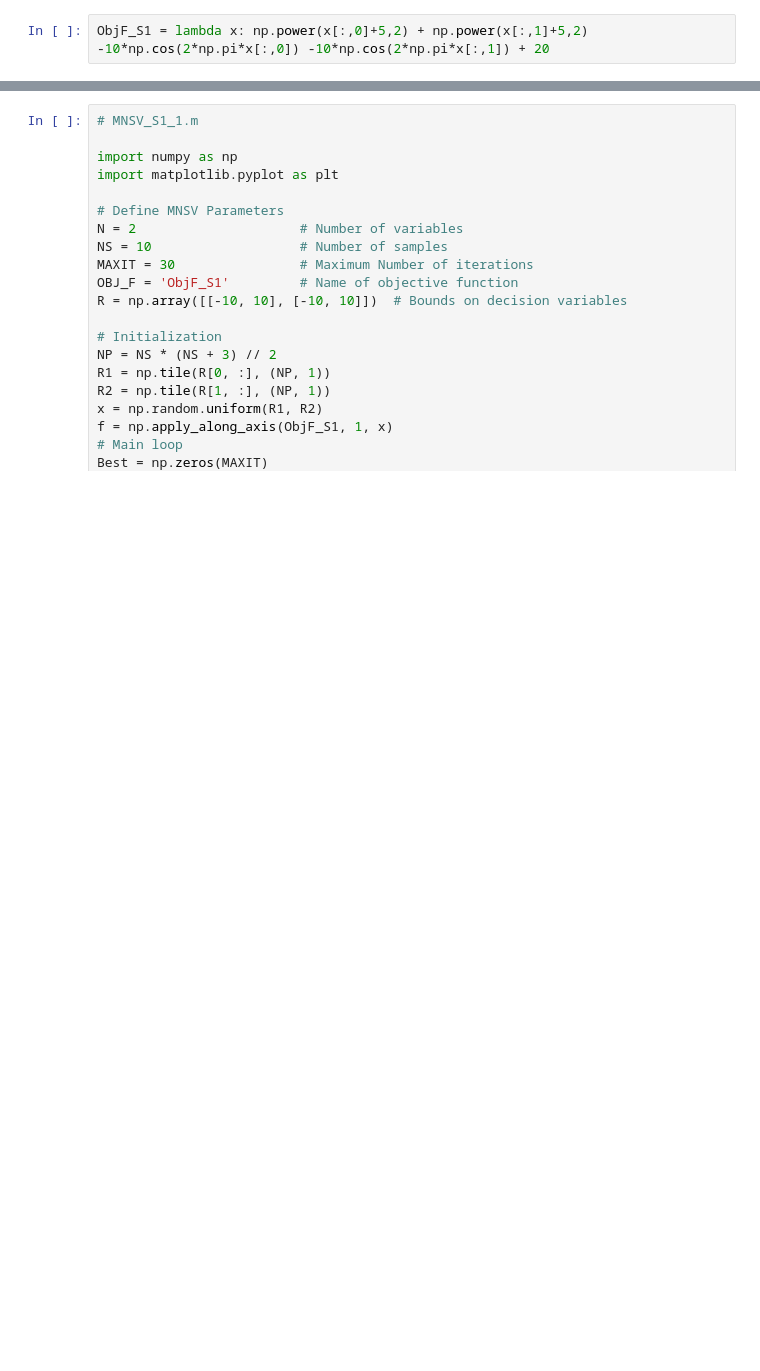
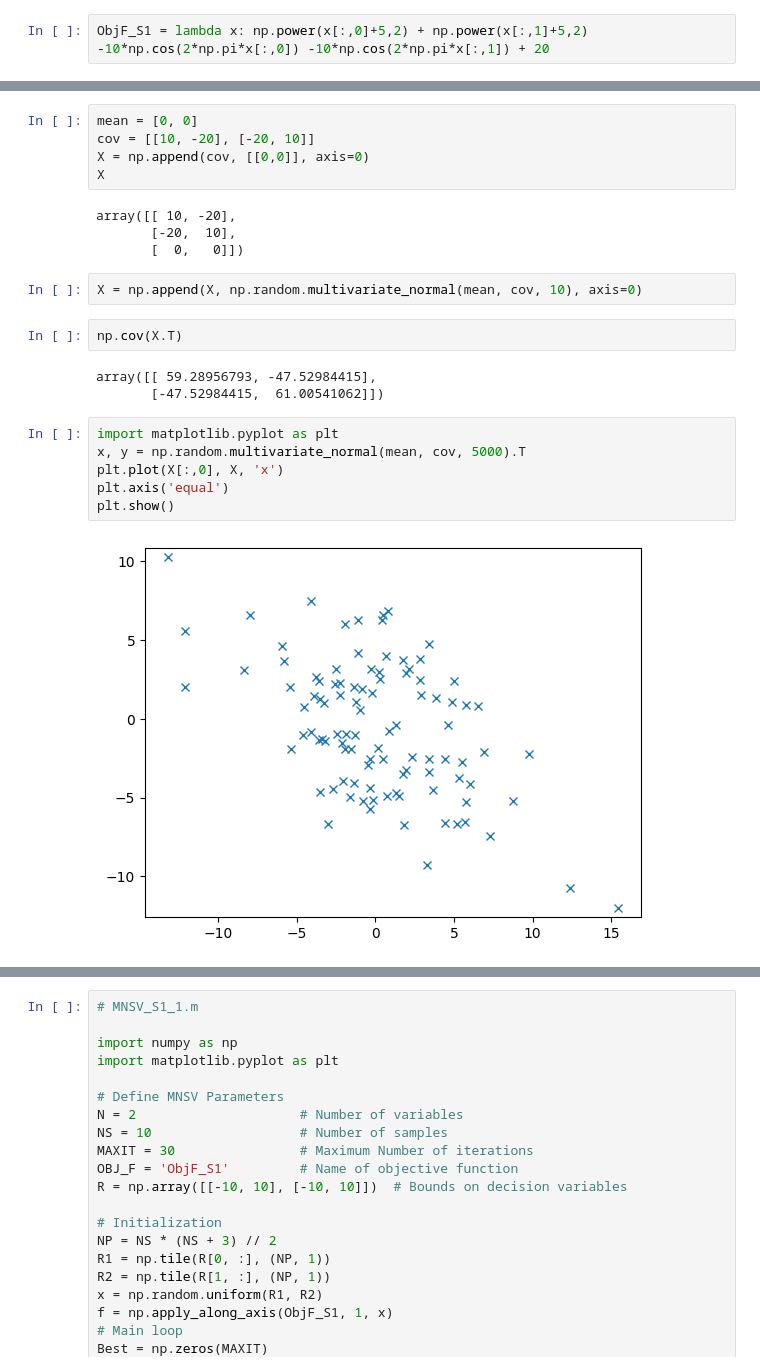
Before and after one commit to garfield-gray/Soft-Computing, a Jupyter notebook: MNSV.ipynb, the cells around one changed output, grey strips where cells are left out. Cells and saved outputs as stored; diff of their text form; blank space fills up the shorter version.

```diff
--- a/MNSV.ipynb
+++ b/MNSV.ipynb
@@ -26,3 +37,27 @@ f = ObjF_S1(x)
+# %%
+mean = [0, 0]
+cov = [[10, -20], [-20, 10]]
+X = np.append(cov, [[0,0]], axis=0)
+X
+# %% [output]
+array([[ 10, -20],
+       [-20,  10],
+       [  0,   0]])
+# %%
+X = np.append(X, np.random.multivariate_normal(mean, cov, 10), axis=0)
+# %%
+np.cov(X.T)
+# %% [output]
+array([[ 59.28956793, -47.52984415],
+       [-47.52984415,  61.00541062]])
+# %%
+import matplotlib.pyplot as plt
+x, y = np.random.multivariate_normal(mean, cov, 5000).T
+plt.plot(X[:,0], X, 'x')
+plt.axis('equal')
+plt.show()
+# %% [output]
+[figure, added]
 # %%
 f
 # %% [output]
```
Also changed, not shown: parts of 10 cells of this notebook.
